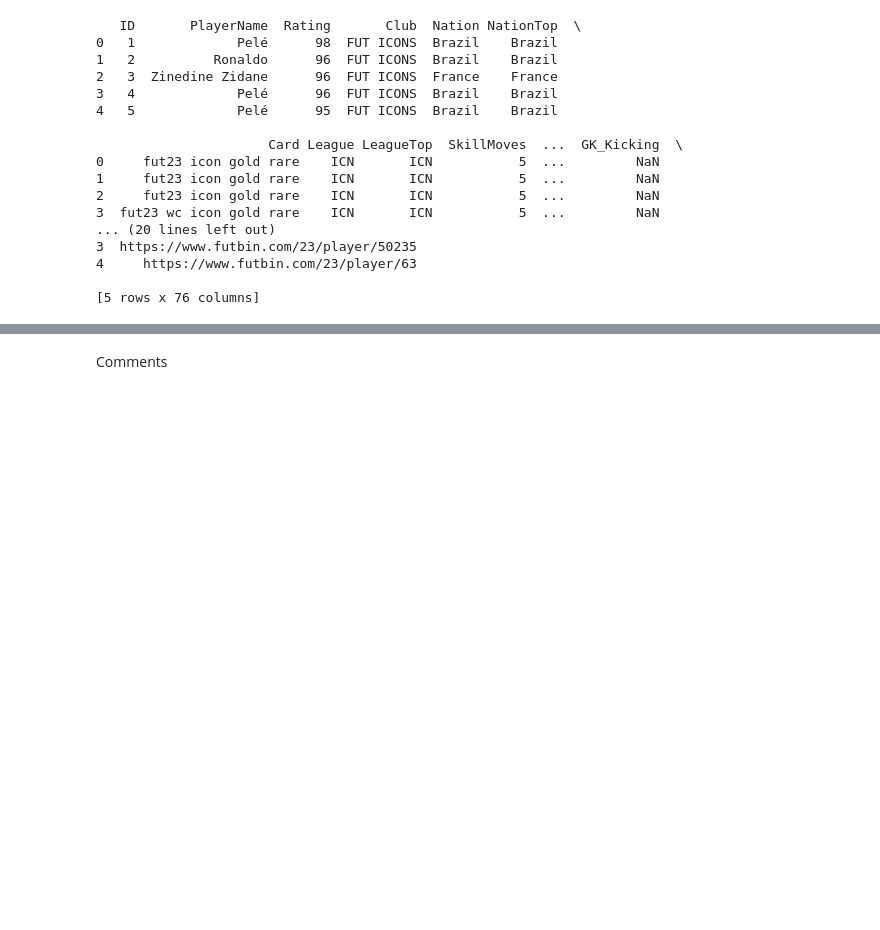
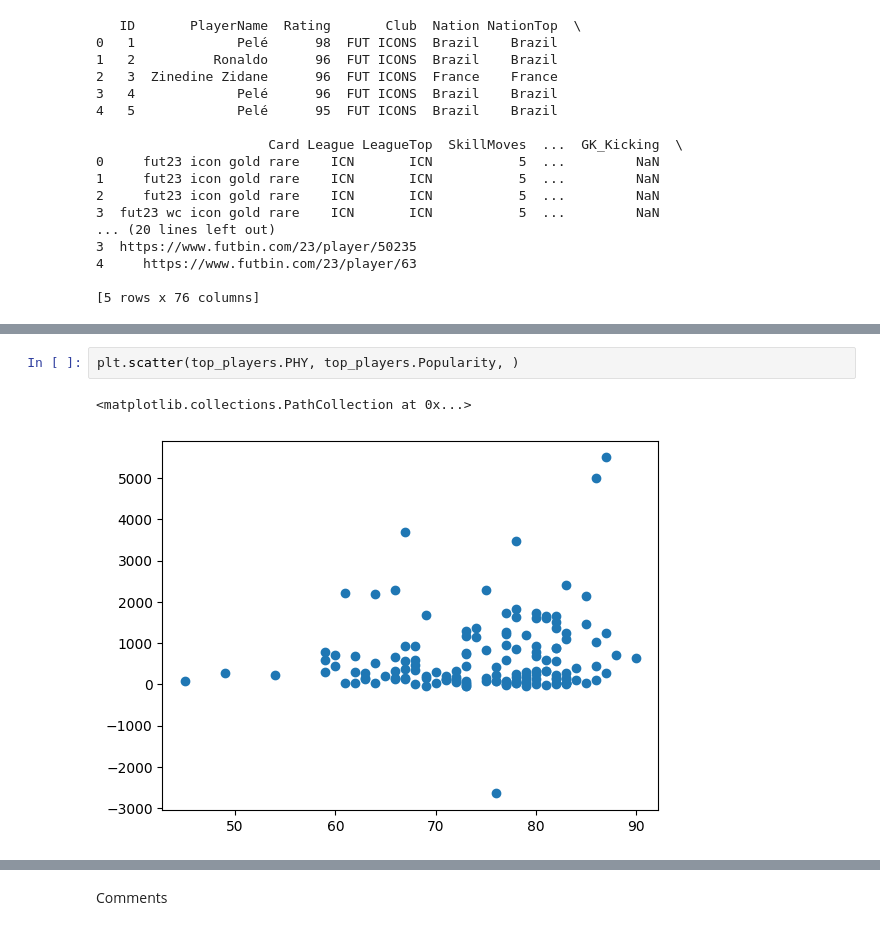
Before and after one commit to StrictHornet/FIFA, a Jupyter notebook: is_he_meta.ipynb, the cells around one changed output, grey strips where cells are left out. Cells and saved outputs as stored; diff of their text form; blank space fills up the shorter version.

```diff
--- a/is_he_meta.ipynb
+++ b/is_he_meta.ipynb
@@ -62,0 +82,5 @@ print(perfect_stat.head(50)[["PlayerName", stat, "Rating", "Popularity", "BodyTy
+# %%
+plt.scatter(top_players.PHY, top_players.Popularity, )
+# %% [output]
+<matplotlib.collections.PathCollection at 0x...>
+[figure, added]
```
Also changed, not shown: parts of 9 cells of this notebook.
